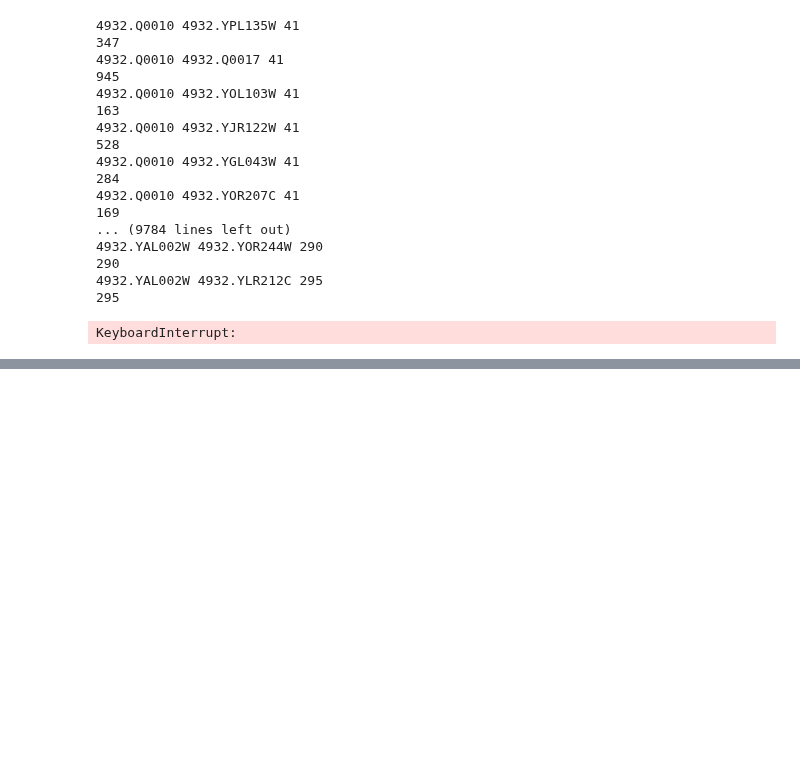
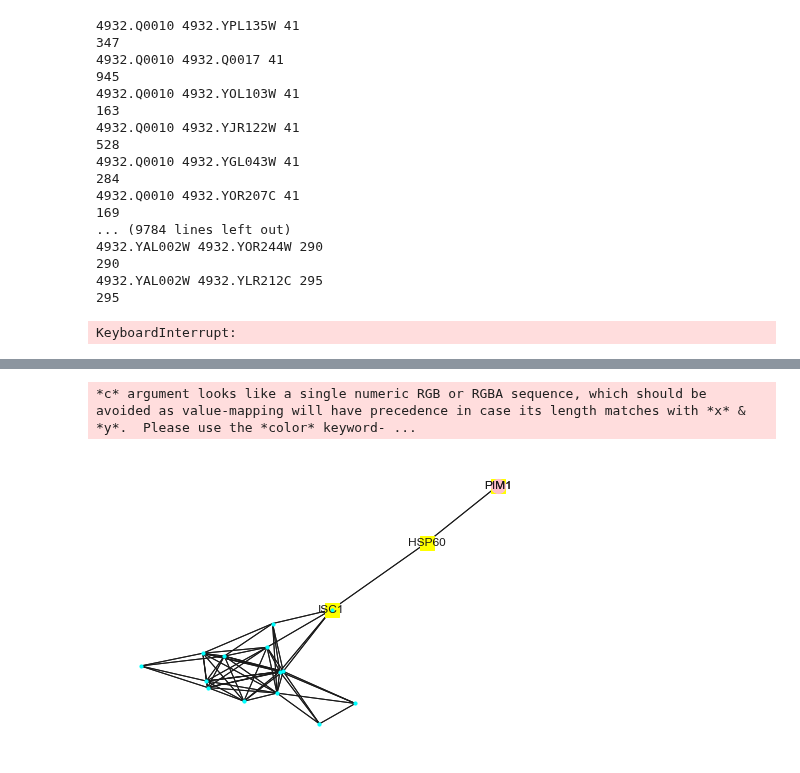
Before and after one commit to jkasimotto/PPI-Network-Analysis, a Jupyter notebook: notebooks/julian_v__2.ipynb, the cells around one changed output, grey strips where cells are left out. Drawn from its saved outputs; the diff is of its cells as text; code cells hidden in the pictures; blank space fills up the shorter version.

Commit message:
shortest_path_cluster_vis

```diff
--- a/notebooks/julian_v__2.ipynb
+++ b/notebooks/julian_v__2.ipynb
@@ -594,0 +606,10 @@ KeyboardInterrupt:
+# %%
+###Run
+lib.plot.closest_clusters_with_paths_vis('icp55-cc-900-inv',
+                                         'mcl-2.5',
+                                         master_df_name = '..\\data/tables/icp55-cc-900-inv.mcl-2.5.nodes.dataframe.csv',
+                                         cluster_id = 66,
+                                         shorp_threshold = 2, ax=None, top_size=200, target_size=200)
+# %% [output]
+*c* argument looks like a single numeric RGB or RGBA sequence, which should be avoided as value-mapping will have precedence in case its length matches with *x* & *y*.  Please use the *color* keyword- ...
+[figure, added]
```
Also changed, not shown: parts of 2 cells of this notebook, 2 other files.
